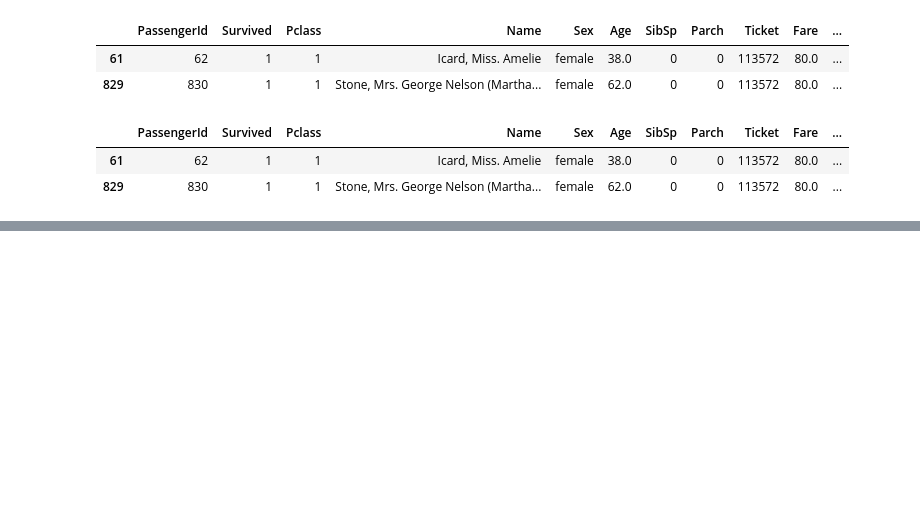
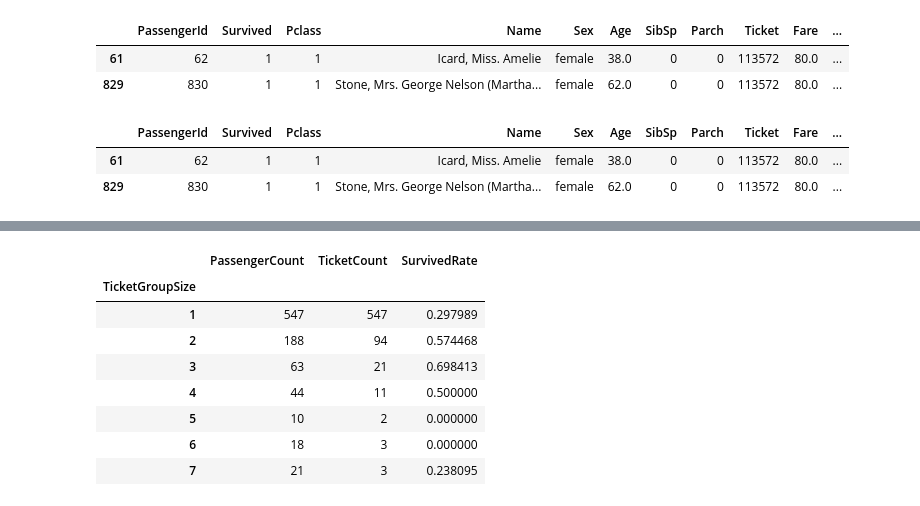
Before and after one commit to tefiq/.github, a Jupyter notebook: tree/main.ipynb, the cells around one changed output, grey strips where cells are left out. Saved outputs shown, nothing was run; the diff lists cells and outputs as text; code cells hidden in the pictures; blank space fills up the shorter version.

```diff
--- a/tree/main.ipynb
+++ b/tree/main.ipynb
@@ -223,0 +291,18 @@ Günü nasıl kapattık:
+# %%
+ticket_ozet = df.groupby('TicketGroupSize').agg(
+    PassengerCount=('Survived', 'size'),
+    TicketCount=('Ticket','nunique'),
+    SurvivedRate=('Survived', 'mean')
+)
+
+ticket_ozet
+# %% [output]
+|  | PassengerCount | TicketCount | SurvivedRate |
+| TicketGroupSize |  |  |  |
+| 1 | 547 | 547 | 0.297989 |
+| 2 | 188 | 94 | 0.574468 |
+| 3 | 63 | 21 | 0.698413 |
+| 4 | 44 | 11 | 0.500000 |
+| 5 | 10 | 2 | 0.000000 |
+| 6 | 18 | 3 | 0.000000 |
+| 7 | 21 | 3 | 0.238095 |
```
Also changed, not shown: parts of 12 cells of this notebook.
